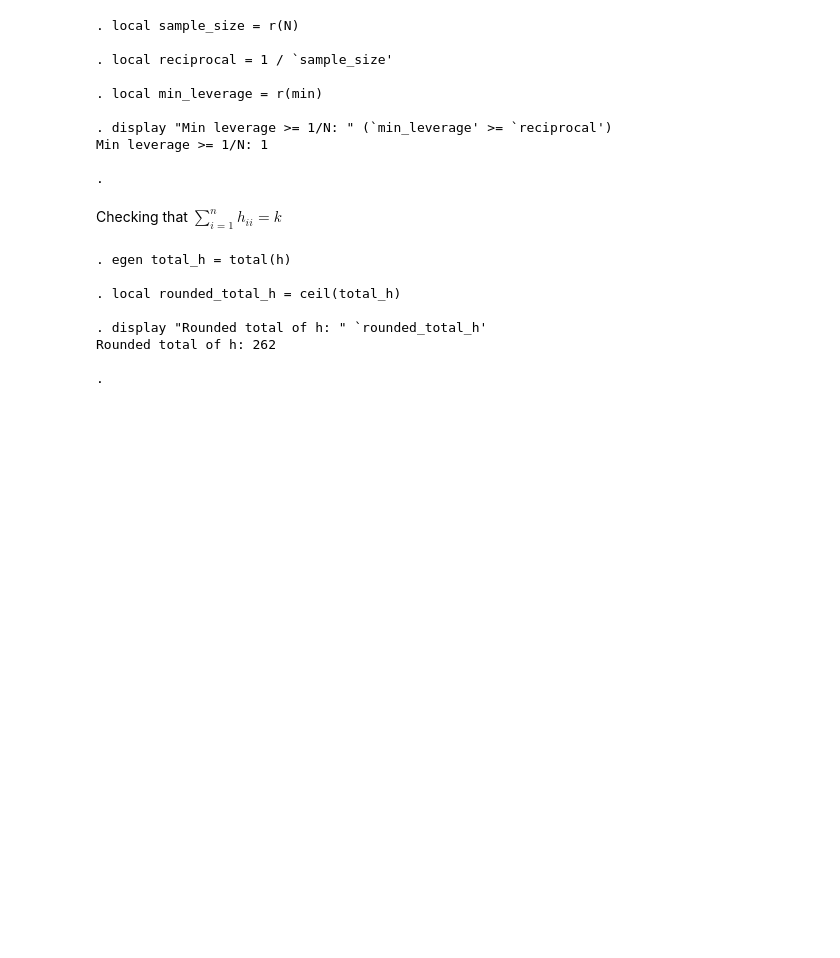
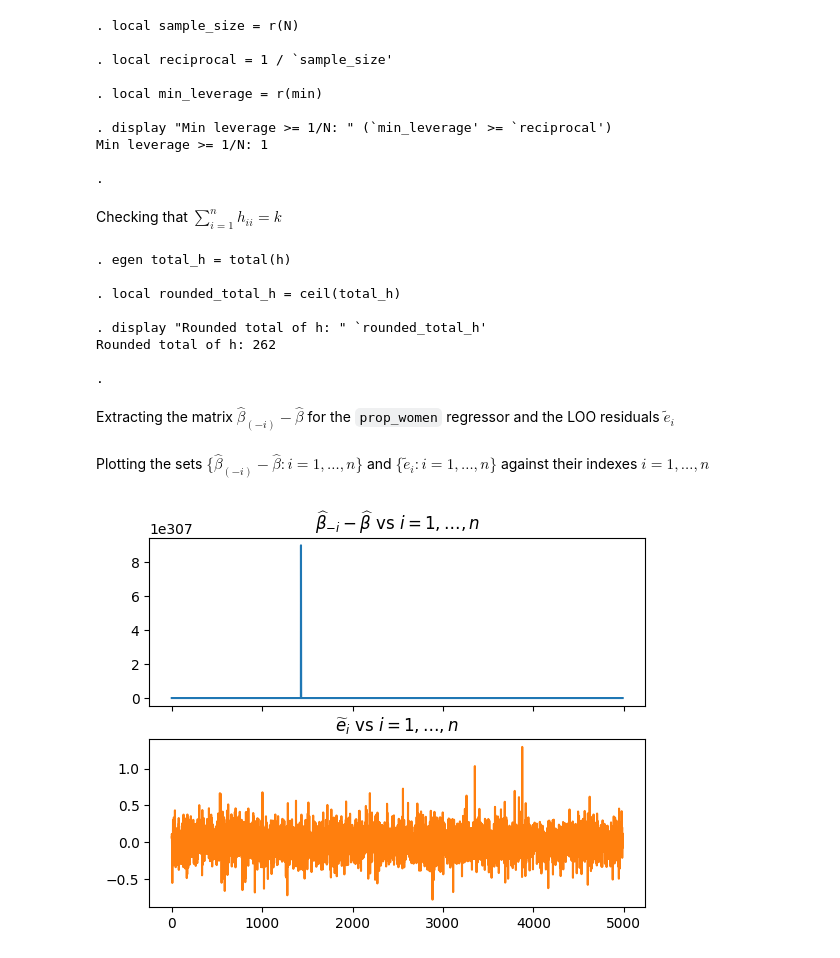
Before and after one commit to victoriaholguinr/Econometria, a Jupyter notebook: code/001_ols.ipynb, the cells around one changed output. Drawn from its saved outputs; the diff is of its cells as text; code cells hidden in the pictures; blank space fills up the shorter version.

```diff
--- a/code/001_ols.ipynb
+++ b/code/001_ols.ipynb
@@ -160,11 +160,29 @@ display "Rounded total of h: " `rounded_total_h'
 Rounded total of h: 262
 
 .
+# %% [markdown]
+Extracting the matrix $\widehat{\beta}_{(-i)}-\widehat{\beta}$ for the `prop_women` regressor and the LOO residuals $\widetilde{e}_{i}$
 # %%
 %%stata -qui
 predict dfbeta, dfbeta(prop_women)
 cv_regress, generr(e_tilde)
 # %%
 from sfi import Data
-dfbeta_py = Data.get("dfbeta")
-e_tilde_py = Data.get("e_tilde")
+import numpy as np
+import pandas as pd
+dfbeta_py = pd.DataFrame(Data.get("dfbeta")).to_numpy()
+e_tilde_py = pd.DataFrame(Data.get("e_tilde")).to_numpy()
+# %% [markdown]
+Plotting the sets $\{\widehat{\beta}_{(-i)}-\widehat{\beta}:i=1,\ldots,n\}$ and $\{\widetilde{e}_{i}:i=1,\ldots,n\}$ against their indexes $i=1,\ldots,n$
+# %%
+import matplotlib.pyplot as plt
+fig, axs = plt.subplots(2)
+axs[0].plot(np.linspace(1,e_tilde_py.size,num=e_tilde_py.size).astype(int), dfbeta_py[:,0])
+axs[0].set_title(r'$\widehat{\beta}_{-i}-\widehat{\beta}$ vs $i=1,\ldots,n$')
+axs[1].plot(np.linspace(1,e_tilde_py.size,num=e_tilde_py.size).astype(int), e_tilde_py,'tab:orange')
+axs[1].set_title(r'$\widetilde{e}_{i}$ vs $i=1,\ldots,n$')
+# Hide x labels and tick labels for top plots
+for ax in axs.flat:
+    ax.label_outer()
+# %% [output]
+[figure, added]
```
Also changed, not shown: parts of 25 cells of this notebook.
